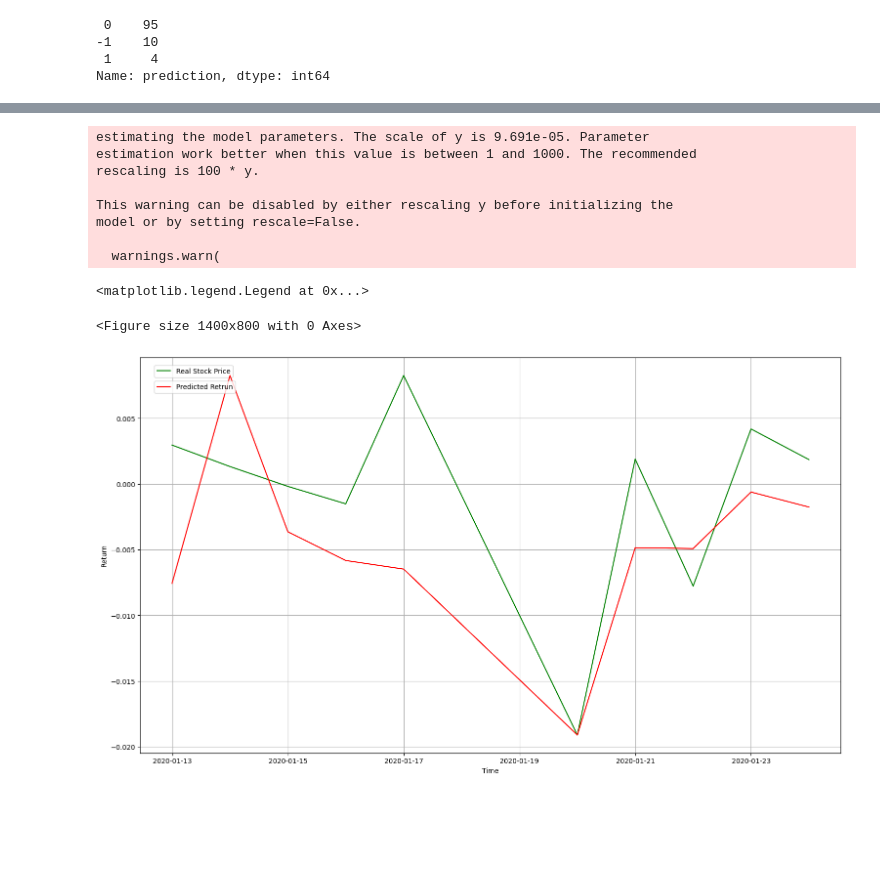
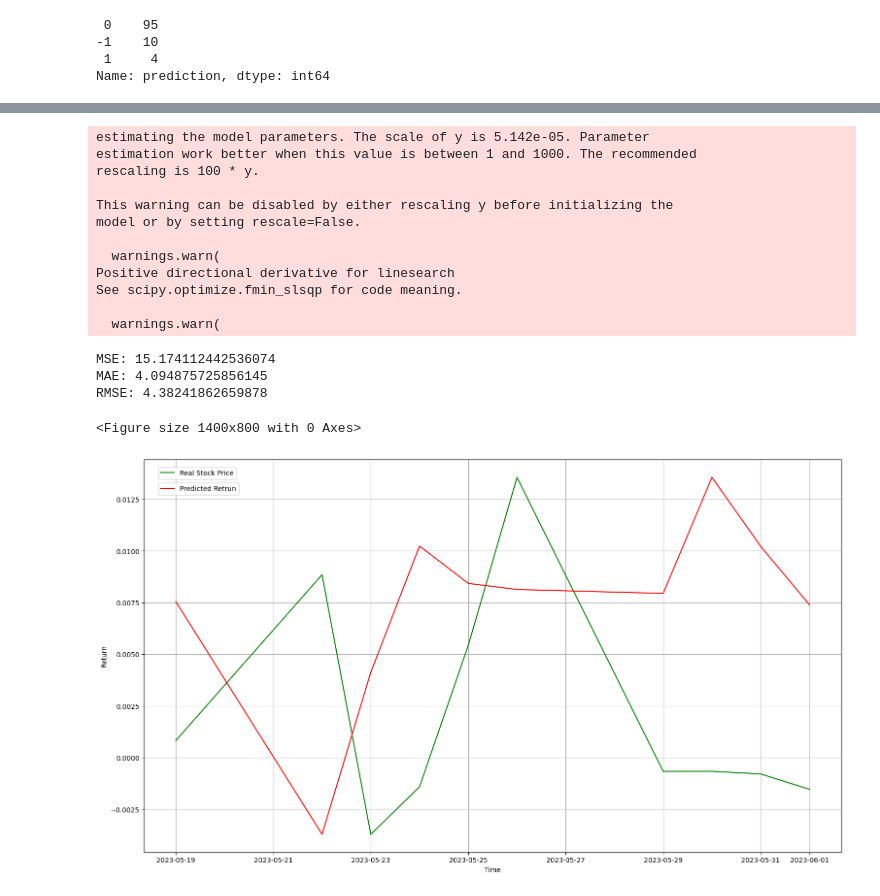
Before and after one commit to ayush-u01/BTP-STOCK, a Jupyter notebook: BTP.ipynb, the cells around one changed output, grey strips where cells are left out. Cells and saved outputs as stored; diff of their text form; code cells hidden in the pictures; blank space fills up the shorter version.

```diff
--- a/BTP.ipynb
+++ b/BTP.ipynb
@@ -182,7 +182,7 @@ yfin.pdr_override()
 
 
 
-data = pdr.get_data_yahoo("^NSEI", start="2020-1-1", end="2020-05-01")
+data = pdr.get_data_yahoo("^NSEI", start="2022-11-1", end="2023-09-01")
 data.head()
 # %% [output]
 [*********************100%%**********************]  1 of 1 completed
@@ -217,7 +237,7 @@ history = [x for x in train_ma]
 y = test_ma
 predictions = list()
 
-model_fit = smt.ARIMA(history, order=(1,0,1)).fit()
+model_fit = smt.ARIMA(history, order=(0,0,1)).fit()
 
 yhat = model_fit.forecast()[0]
 
@@ -225,7 +245,7 @@ predictions.append(yhat)
 history.append(y[0])
 
 for i in range(1, len(y)):
-    model_fit = smt.ARIMA(history, order=(1,0,1)).fit()
+    model_fit = smt.ARIMA(history, order=(0,0,1)).fit()
     yhat = model_fit.forecast()[0]
     predictions.append(yhat+50)
     obs = y[i]
@@ -282,4 +300,4 @@ sea=decomposition.seasonal
 # %%
 
-train_trend, test_trend = trend[0:-33], trend[-33:]
-train_sea, test_sea = sea[0:-33], sea[-33:]
+train_trend, test_trend = trend[0:-73], trend[-73:]
+train_sea, test_sea = sea[0:-73], sea[-73:]
@@ -512,0 +549,3 @@ ax2.legend(loc = (0.02, 0.91))
+# %%
+import random
+returns['sentiment_indexes'] = [ random.uniform(-1,1) for _ in range(len(returns)) ]
@@ -514,9 +570,9 @@ ax2.legend(loc = (0.02, 0.91))
 
 
 # arma_mod01 = smt.ARIMA(returns, order=(1, 0)).fit()
-arma_mod01 = smt.ARIMA(returns, order=(1,0,2)).fit()
+arma_mod01 = smt.ARIMA(returns['Log Return Rate'], exog = returns['sentiment_indexes'], order=(1,0,2)).fit()
 
-arch_mod = ConstantMean(returns)
+arch_mod = ConstantMean(returns['Log Return Rate'])
 arch_mod.volatility = GARCH(1,0,1)
 arch_mod.distribution = StudentsT()
 
@@ -548,33 +604,45 @@ train_returns.rename(columns={'Open':'Log Return Rate'}, inplace=True)
 
 plt.figure(figsize=(14,8))
 fig = plt.figure()
 fig = matplotlib.pyplot.gcf()
 fig.set_size_inches(18.5, 10.5)
 
 
 ax = fig.add_subplot(111)
 ax.plot(data.index[-73:-63], train_returns['Log Return Rate'][:10], color='green', label = 'Real Stock Price')
 ax2 = ax.twinx()
 ax2.plot(data.index[-73:-63],returns_predict(10), color='red',label = 'Predicted Retrun')
 
 
 ax.legend(loc = (0.02, 0.95))
 ax.grid()
 ax.set_xlabel("Time")
 ax.set_ylabel("Return")
 
 
 ax2.set_yticks([])
 ax2.legend(loc = (0.02, 0.91))
+
+
+
+print('MSE: '+str(mean_squared_error(train_returns['Log Return Rate'][:10], returns_predict(10))))
+print('MAE: '+str(mean_absolute_error(train_returns['Log Return Rate'][:10], returns_predict(10))))
+print('RMSE: '+str(sqrt(mean_squared_error(train_returns['Log Return Rate'][:10], returns_predict(10)))))
 # %% [output]
-estimating the model parameters. The scale of y is 9.691e-05. Parameter
+estimating the model parameters. The scale of y is 5.142e-05. Parameter
 estimation work better when this value is between 1 and 1000. The recommended
 rescaling is 100 * y.
 
 This warning can be disabled by either rescaling y before initializing the
 model or by setting rescale=False.
 
   warnings.warn(
+Positive directional derivative for linesearch
+See scipy.optimize.fmin_slsqp for code meaning.
+
+  warnings.warn(
-<matplotlib.legend.Legend at 0x...>
+MSE: 15.174112442536074
+MAE: 4.094875725856145
+RMSE: 4.38241862659878
 <Figure size 1400x800 with 0 Axes>
-[figure, old version]
+[figure, new version]
```
Also changed, not shown: parts of 20 cells of this notebook.
